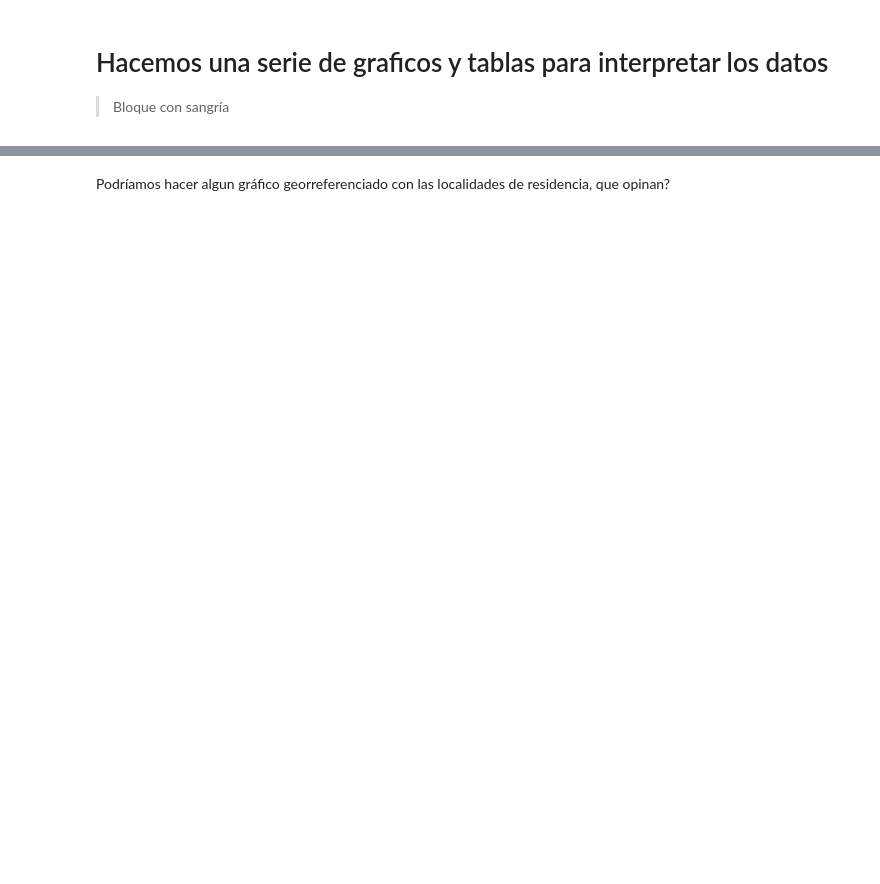
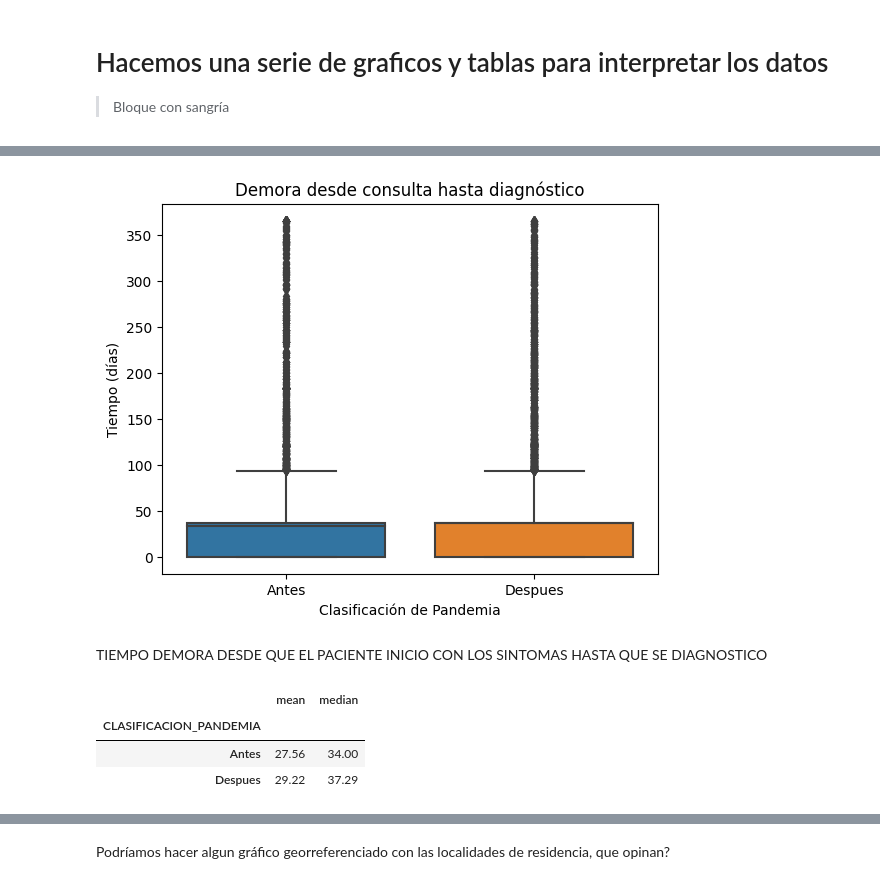
Before and after one commit to rominicky/diplocssoccomp, a Jupyter notebook: trabajo_final_TBC2019al2021.ipynb, the cells around one changed output, grey strips where cells are left out. Drawn from its saved outputs; the diff is of its cells as text; code cells hidden in the pictures; blank space fills up the shorter version.

```diff
--- a/trabajo_final_TBC2019al2021.ipynb
+++ b/trabajo_final_TBC2019al2021.ipynb
@@ -485,16 +515,37 @@ plt.show()
 # %%
+import seaborn as sns
+import matplotlib.pyplot as plt
 
-import seaborn as sns
+# Convertir la columna 'CLASIFICACION_PANDEMIA' en un tipo de datos categórico en el DataFrame original
+base['CLASIFICACION_PANDEMIA'] = base['CLASIFICACION_PANDEMIA'].astype('category')
 
-base_filtrado = base[(base['TIEMPO_DEMORA'] > 0) & (base['TIEMPO_DEMORA'] < 100)]
 
 # Crear el diagrama de caja por categoría
-sns.boxplot(x='CLASIFICACION_PANDEMIA', y='TIEMPO_DEMORA', data=base_filtrado)
+sns.boxplot(x='CLASIFICACION_PANDEMIA', y='TIEMPO_DEMORA', data=base)
 
 # Añadir título y etiquetas a los ejes
-plt.title('Demora desde consulta hasta diagnostico')
-plt.xlabel('MOMENTO')
-plt.ylabel('TIEMPO')
+plt.title('Demora desde consulta hasta diagnóstico')
+plt.xlabel('Clasificación de Pandemia')
+plt.ylabel('Tiempo (días)')
 
 # Mostrar el diagrama
 plt.show()
+# %% [output]
+[figure, added]
+# %% [markdown]
+TIEMPO DEMORA DESDE QUE EL PACIENTE INICIO CON LOS SINTOMAS HASTA QUE SE DIAGNOSTICO
+# %%
+import seaborn as sns
+import matplotlib.pyplot as plt
+from scipy import stats
+# Calcular las medidas de tendencia central para cada categoría segun clasificacion
+valor_tiempo = round(base.groupby('CLASIFICACION_PANDEMIA')['TIEMPO_DEMORA'].agg(['mean', 'median']),2)
+
+
+# Imprimir la tabla resumen
+valor_tiempo
+# %% [output]
+|  | mean | median |
+| CLASIFICACION_PANDEMIA |  |  |
+| Antes | 27.56 | 34.00 |
+| Despues | 29.22 | 37.29 |
```
Also changed, not shown: parts of 94 cells of this notebook.
